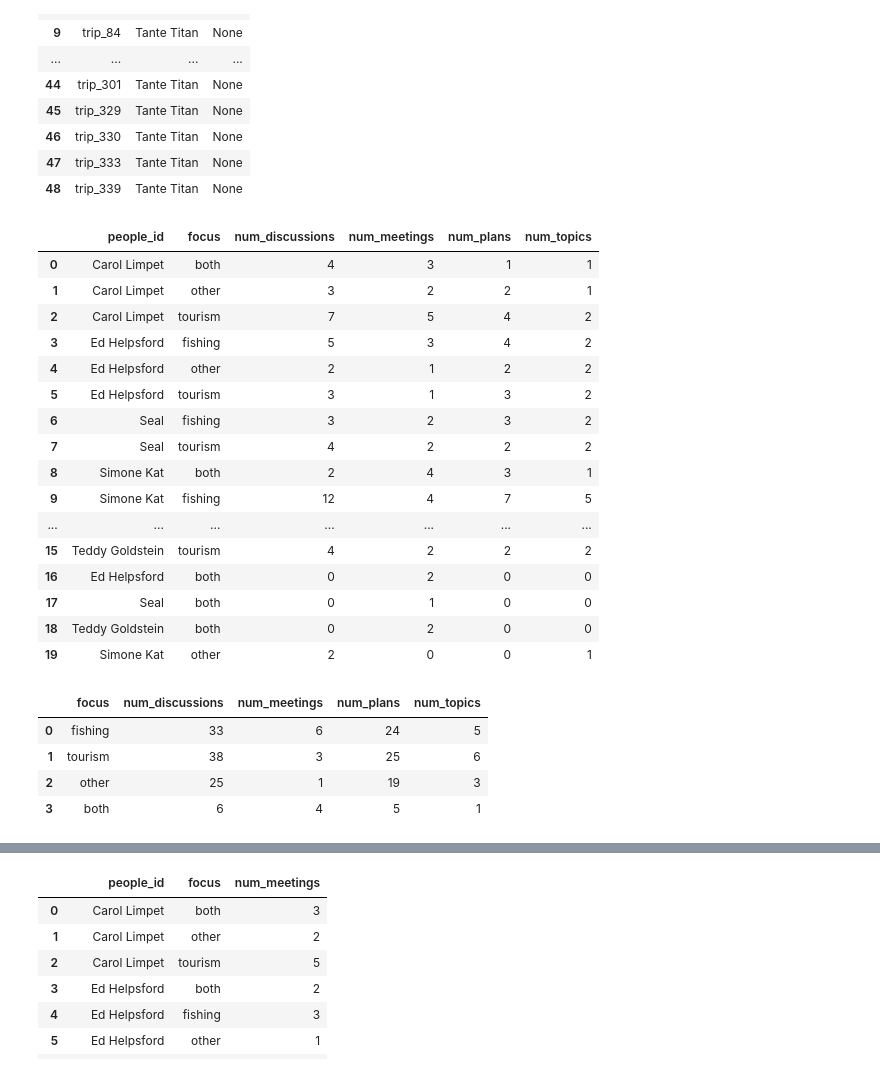
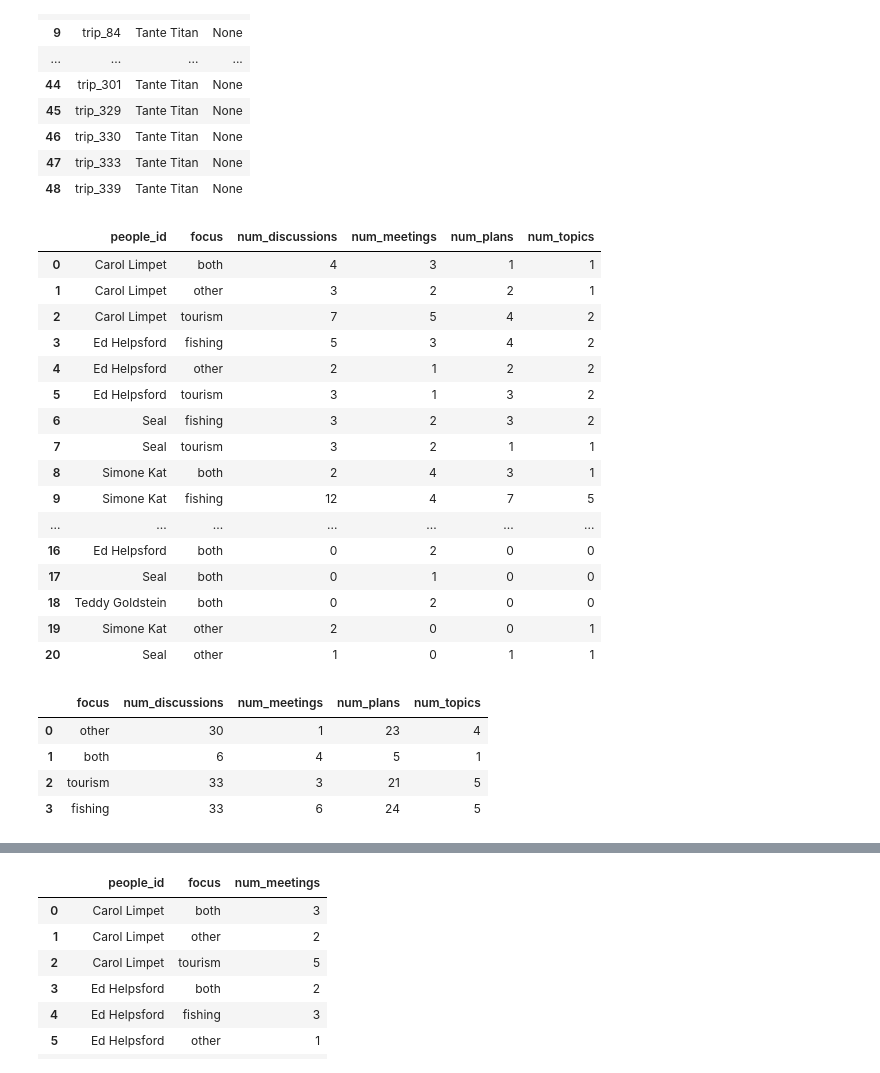
Before and after one commit to tvakul/dataviz1, a Jupyter notebook: data/checking.ipynb, the cells around one changed output, grey strips where cells are left out. Drawn from its saved outputs; the diff is of its cells as text; code cells hidden in the pictures.

```diff
--- a/data/checking.ipynb
+++ b/data/checking.ipynb
@@ -785,7 +785,6 @@ nums = duckdb.sql("""
                                     'marine_life_deck',
                                     'heritage_walking_tour',
                                     'waterfront_market',
-                                    'statue_john_smoth',
                                     'concert'
                 ) then 'tourism'
             when topic_id in ('seafood_festival') then 'both'
@@ -888,15 +887,15 @@ nums.fillna(0)
 | 4 | Ed Helpsford | other | 2 | 1 | 2 | 2 |
 | 5 | Ed Helpsford | tourism | 3 | 1 | 3 | 2 |
 | 6 | Seal | fishing | 3 | 2 | 3 | 2 |
-| 7 | Seal | tourism | 4 | 2 | 2 | 2 |
+| 7 | Seal | tourism | 3 | 2 | 1 | 1 |
 | 8 | Simone Kat | both | 2 | 4 | 3 | 1 |
 | 9 | Simone Kat | fishing | 12 | 4 | 7 | 5 |
 | ... | ... | ... | ... | ... | ... | ... |
-| 15 | Teddy Goldstein | tourism | 4 | 2 | 2 | 2 |
 | 16 | Ed Helpsford | both | 0 | 2 | 0 | 0 |
 | 17 | Seal | both | 0 | 1 | 0 | 0 |
 | 18 | Teddy Goldstein | both | 0 | 2 | 0 | 0 |
 | 19 | Simone Kat | other | 2 | 0 | 0 | 1 |
+| 20 | Seal | other | 1 | 0 | 1 | 1 |
 # %%
 # Number of trips, plans, discussions, meetings, and topics for every people in the journalist data
 nums2 = duckdb.sql("""
@@ -913,7 +912,6 @@ nums2 = duckdb.sql("""
                                     'marine_life_deck',
                                     'heritage_walking_tour',
                                     'waterfront_market',
-                                    'statue_john_smoth',
                                     'concert'
                 ) then 'tourism'
             when topic_id in ('seafood_festival') then 'both'
@@ -970,37 +968,37 @@ select focus_fixed as focus, count(distinct meeting_id) as num_meetings
         order by focus_fixed
     ),
     num_topics as (
         select focus,
                count(distinct topic_id) as num_topics
         from (
                 select b.topic_id, focus
                 from
                     database_jour.discussion_topics b,
                    topics c
                 where b.topic_id = c.topic_id
                 union all
                 select b.topic_id, focus
                 from
                     database_jour.plan_topics b,
                     topics c
                 where b.topic_id = c.topic_id
         )
         group by focus
     )
     select *
     from num_discussions
     full outer join num_meetings using (focus)
     full outer join num_plans using (focus)
     full outer join num_topics using (focus)
 """).to_df()
 
 nums2.fillna(0)
 # %% [output]
 |  | focus | num_discussions | num_meetings | num_plans | num_topics |
-| 0 | fishing | 33 | 6 | 24 | 5 |
-| 1 | tourism | 38 | 3 | 25 | 6 |
-| 2 | other | 25 | 1 | 19 | 3 |
-| 3 | both | 6 | 4 | 5 | 1 |
+| 0 | other | 30 | 1 | 23 | 4 |
+| 1 | both | 6 | 4 | 5 | 1 |
+| 2 | tourism | 33 | 3 | 21 | 5 |
+| 3 | fishing | 33 | 6 | 24 | 5 |
 # %%
 nums2.to_json("people_participation_total.json", index=False)
 # %%
```
Also changed, not shown: parts of 4 cells of this notebook, 2 other files.
